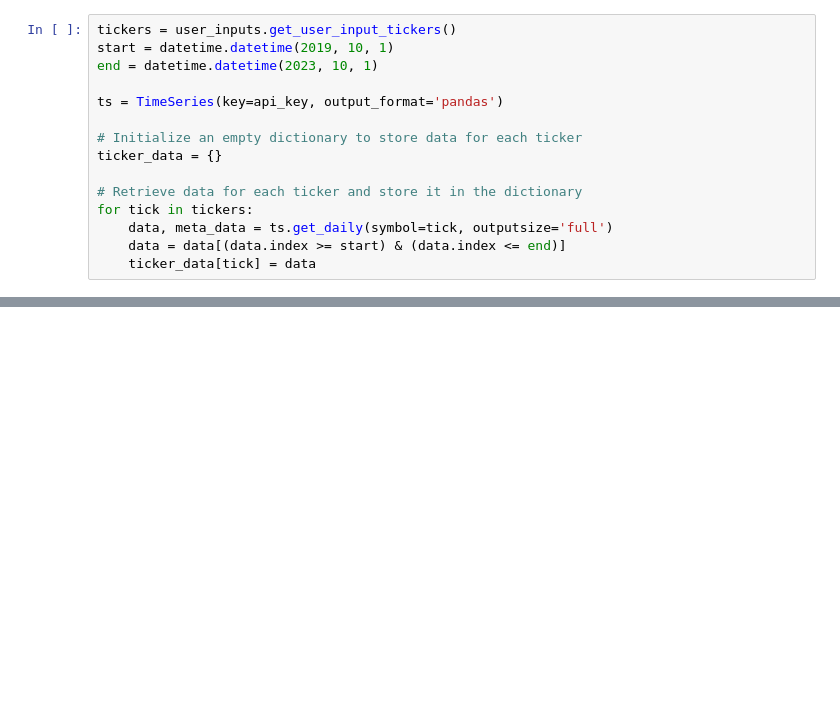
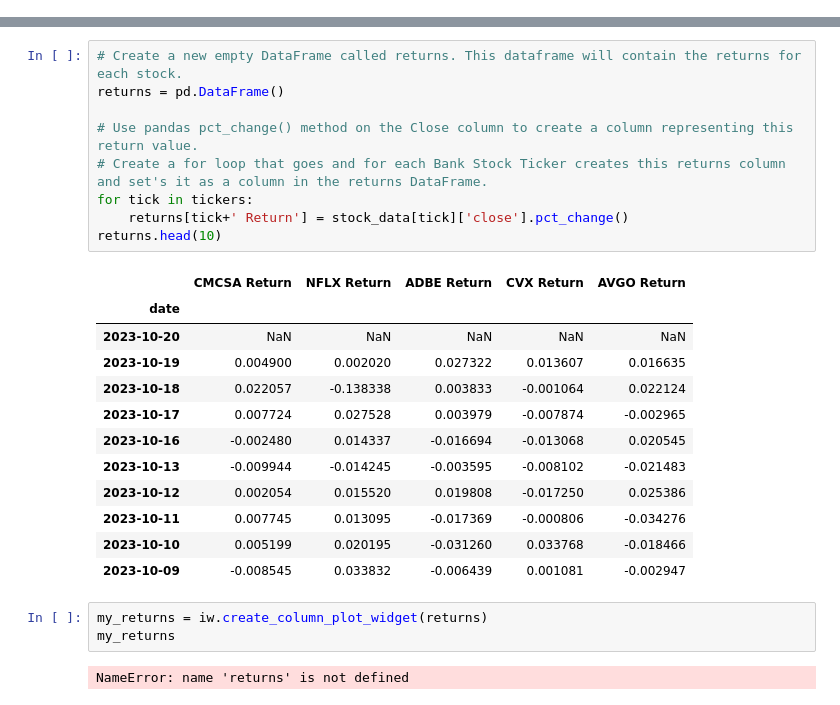
Before and after one commit to Bru-sic/TeamProj01, a Jupyter notebook: Code/ui.ipynb, the cells around one changed output, grey strips where cells are left out. Drawn from its saved outputs; the diff is of its cells as text; blank space fills up the shorter version.

```diff
--- a/Code/ui.ipynb
+++ b/Code/ui.ipynb
@@ -26,15 +0,0 @@ api_key = "DK97BGD2FUMQXGZX"
-# %%
-tickers = user_inputs.get_user_input_tickers()
-start = datetime.datetime(2019, 10, 1)
-end = datetime.datetime(2023, 10, 1)
-
-ts = TimeSeries(key=api_key, output_format='pandas')
-
-# Initialize an empty dictionary to store data for each ticker
-ticker_data = {}
-
-# Retrieve data for each ticker and store it in the dictionary
-for tick in tickers:
-    data, meta_data = ts.get_daily(symbol=tick, outputsize='full')
-    data = data[(data.index >= start) & (data.index <= end)]
-    ticker_data[tick] = data
@@ -181,0 +34,27 @@ TypeError: 'method' object is not subscriptable
+# %%
+# Create a new empty DataFrame called returns. This dataframe will contain the returns for each stock.
+returns = pd.DataFrame()
+
+# Use pandas pct_change() method on the Close column to create a column representing this return value.
+# Create a for loop that goes and for each Bank Stock Ticker creates this returns column and set's it as a column in the returns DataFrame.
+for tick in tickers:
+    returns[tick+' Return'] = stock_data[tick]['close'].pct_change()
+returns.head(10)
+# %% [output]
+|  | CMCSA Return | NFLX Return | ADBE Return | CVX Return | AVGO Return |
+| date |  |  |  |  |  |
+| 2023-10-20 | NaN | NaN | NaN | NaN | NaN |
+| 2023-10-19 | 0.004900 | 0.002020 | 0.027322 | 0.013607 | 0.016635 |
+| 2023-10-18 | 0.022057 | -0.138338 | 0.003833 | -0.001064 | 0.022124 |
+| 2023-10-17 | 0.007724 | 0.027528 | 0.003979 | -0.007874 | -0.002965 |
+| 2023-10-16 | -0.002480 | 0.014337 | -0.016694 | -0.013068 | 0.020545 |
+| 2023-10-13 | -0.009944 | -0.014245 | -0.003595 | -0.008102 | -0.021483 |
+| 2023-10-12 | 0.002054 | 0.015520 | 0.019808 | -0.017250 | 0.025386 |
+| 2023-10-11 | 0.007745 | 0.013095 | -0.017369 | -0.000806 | -0.034276 |
+| 2023-10-10 | 0.005199 | 0.020195 | -0.031260 | 0.033768 | -0.018466 |
+| 2023-10-09 | -0.008545 | 0.033832 | -0.006439 | 0.001081 | -0.002947 |
+# %%
+my_returns = iw.create_column_plot_widget(returns)
+my_returns
+# %% [output]
+NameError: name 'returns' is not defined
```
Also changed, not shown: parts of 21 cells of this notebook, 4 other files.
